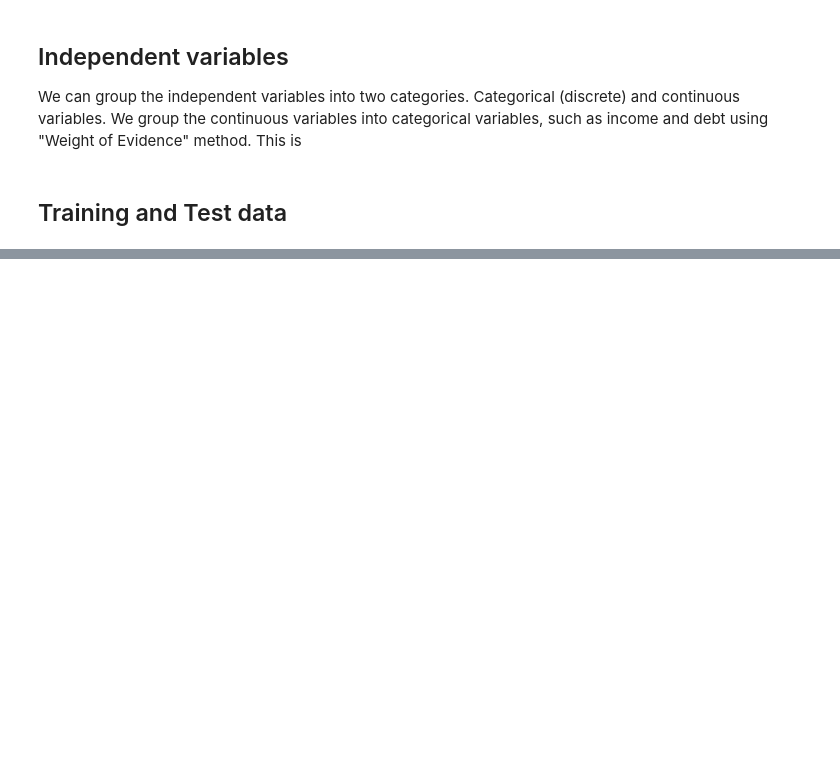
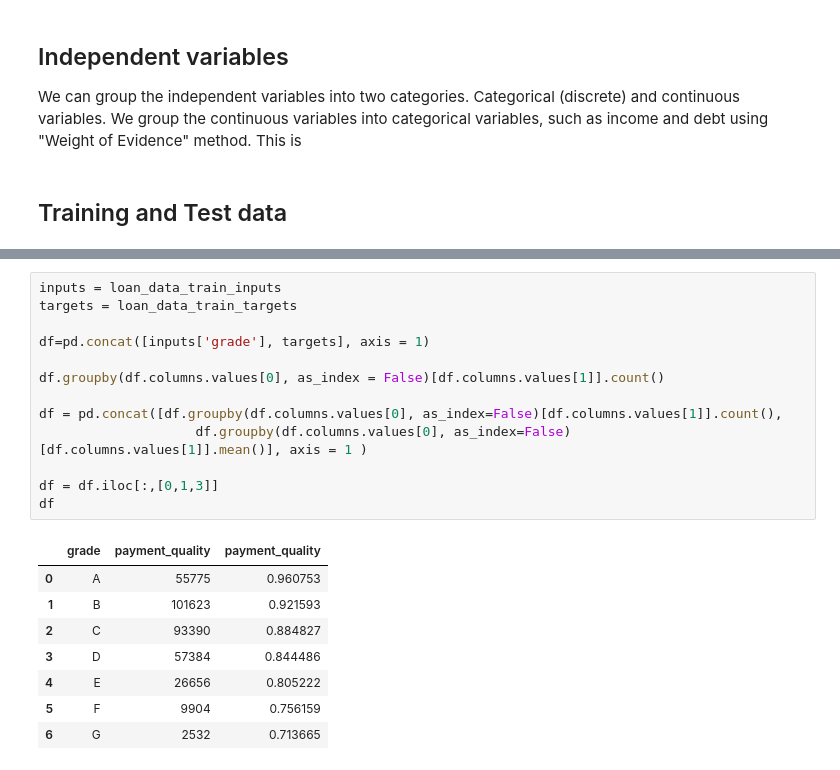
Before and after one commit to OzodbekOzodov/_credit-risk-modeling, a Jupyter notebook: main-project.ipynb, the cells around one changed output, grey strips where cells are left out. Drawn from its saved outputs; the diff is of its cells as text; blank space fills up the shorter version.

```diff
--- a/main-project.ipynb
+++ b/main-project.ipynb
@@ -327,0 +284,22 @@ df1
+# %%
+inputs = loan_data_train_inputs
+targets = loan_data_train_targets
+
+df=pd.concat([inputs['grade'], targets], axis = 1)
+
+df.groupby(df.columns.values[0], as_index = False)[df.columns.values[1]].count()
+
+df = pd.concat([df.groupby(df.columns.values[0], as_index=False)[df.columns.values[1]].count(),
+                    df.groupby(df.columns.values[0], as_index=False)[df.columns.values[1]].mean()], axis = 1 )
+
+df = df.iloc[:,[0,1,3]]
+df
+# %% [output]
+|  | grade | payment_quality | payment_quality |
+| 0 | A | 55775 | 0.960753 |
+| 1 | B | 101623 | 0.921593 |
+| 2 | C | 93390 | 0.884827 |
+| 3 | D | 57384 | 0.844486 |
+| 4 | E | 26656 | 0.805222 |
+| 5 | F | 9904 | 0.756159 |
+| 6 | G | 2532 | 0.713665 |
```
Also changed, not shown: parts of 10 cells of this notebook.
